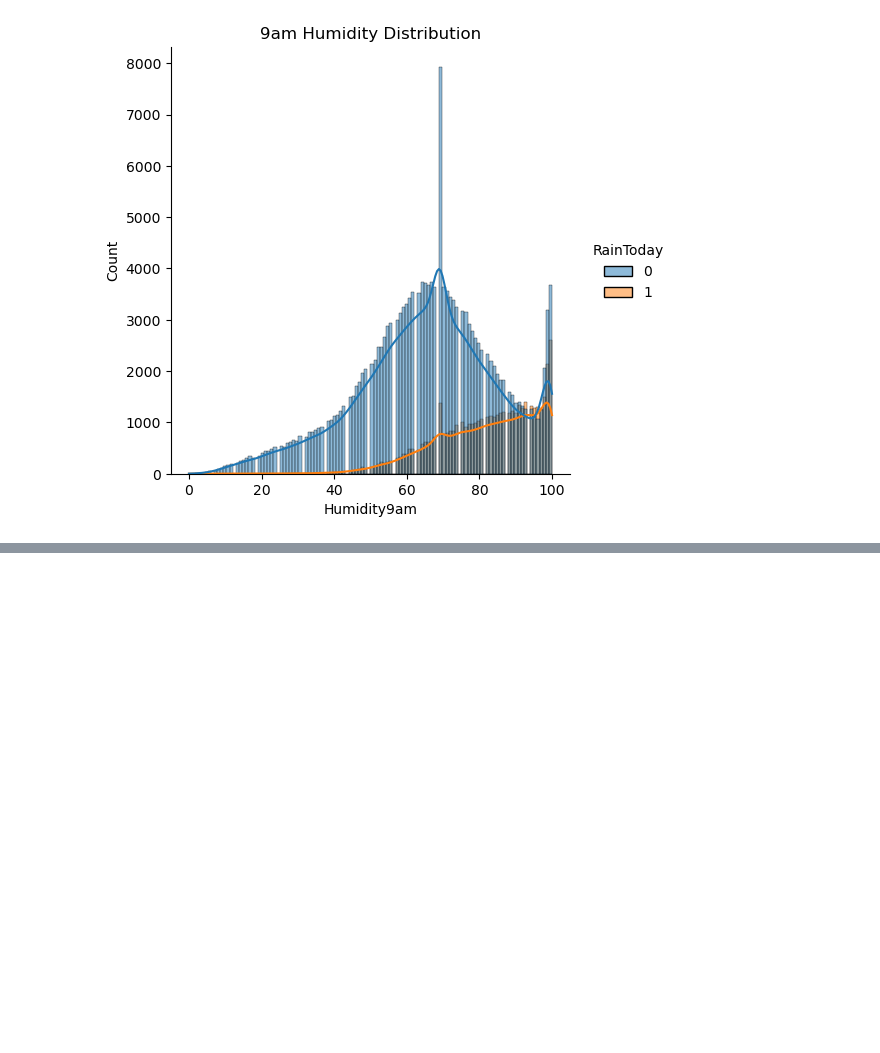
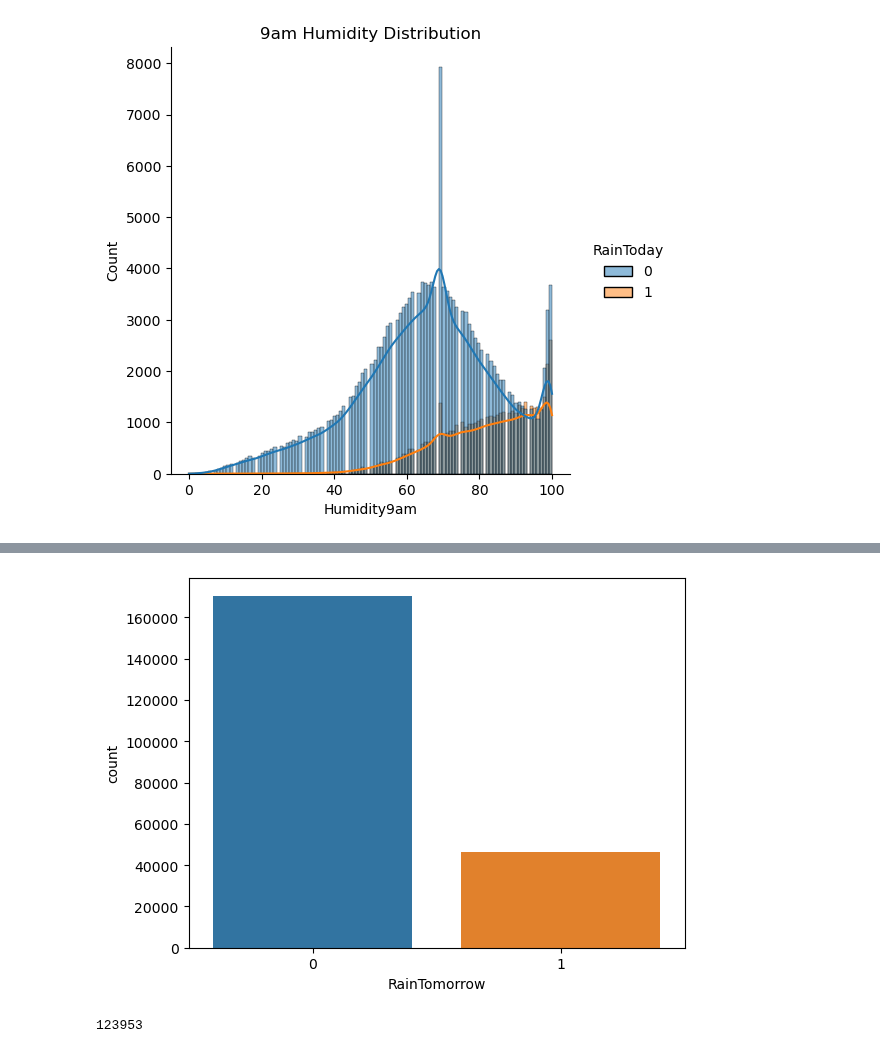
Before and after one commit to silva-nick/STATS402-Final, a Jupyter notebook: lstm.ipynb, the cells around one changed output, grey strips where cells are left out. Cells and saved outputs as stored; diff of their text form; code cells hidden in the pictures; blank space fills up the shorter version.

```diff
--- a/lstm.ipynb
+++ b/lstm.ipynb
@@ -191,0 +198,9 @@ plt.show()
+# %%
+sns.countplot(x=df['RainTomorrow'])
+plt.show()
+# %% [output]
+[figure, added]
+# %%
+len(df[(df['RainTomorrow']==0)])
+# %% [output]
+123953
```
Also changed, not shown: parts of 4 cells of this notebook.
